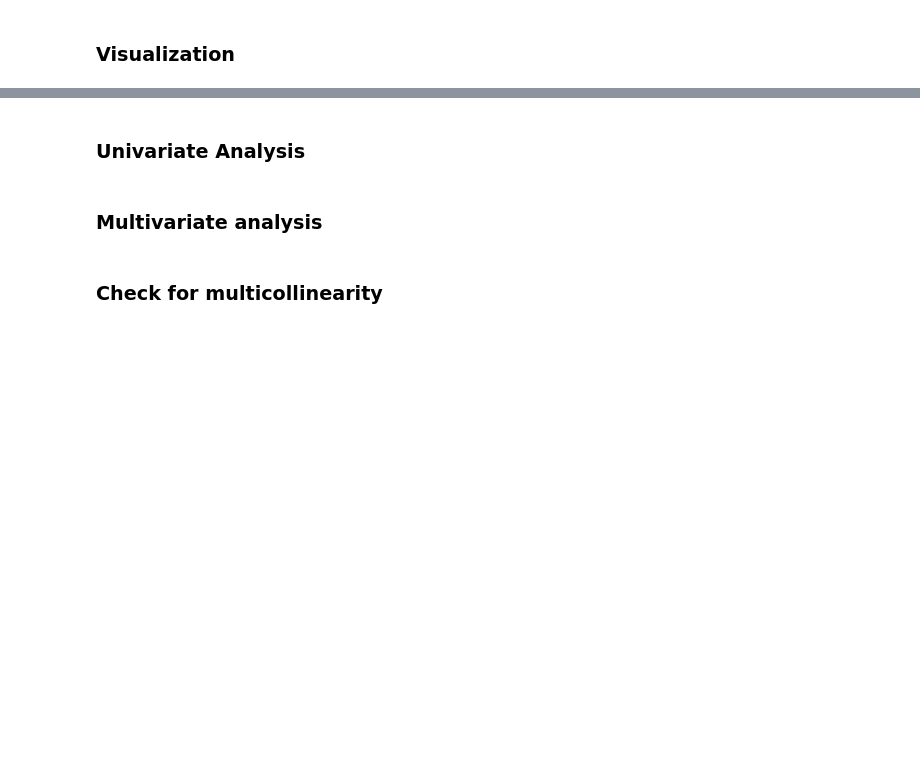
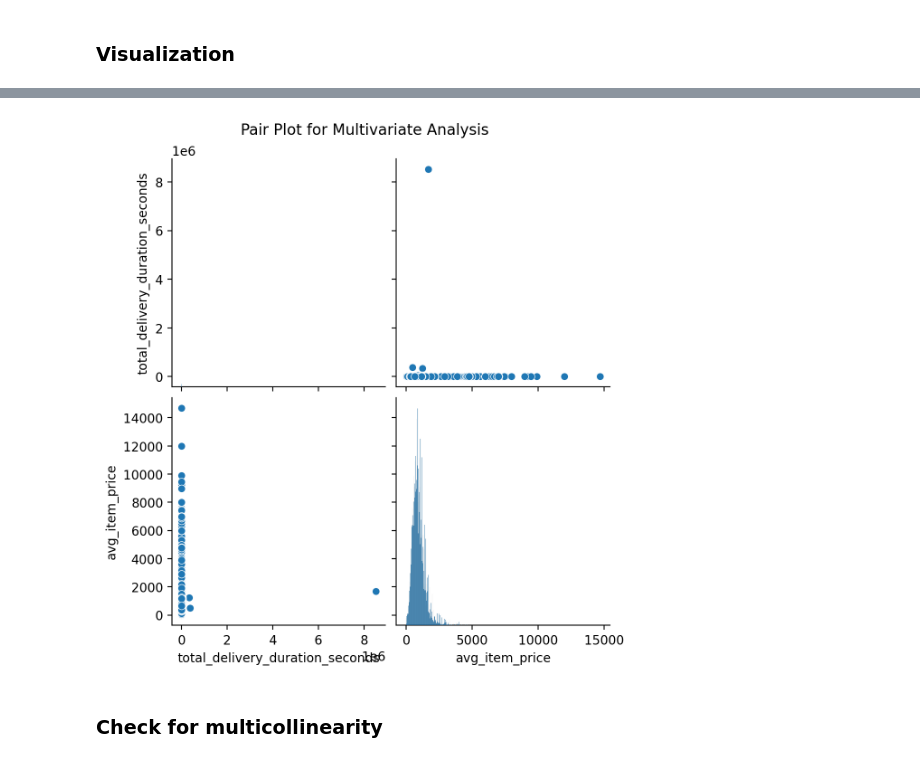
Before and after one commit to EligeBader/Delivery-Duration-Prediction, a Jupyter notebook: delivery_duration.ipynb, the cells around one changed output, grey strips where cells are left out. Cells and saved outputs as stored; diff of their text form; code cells hidden in the pictures; blank space fills up the shorter version.

Commit message:
Update plots

```diff
--- a/delivery_duration.ipynb
+++ b/delivery_duration.ipynb
@@ -248,2 +267,0 @@ plt.show()
-# %% [markdown]
-### Univariate Analysis
@@ -266,10 +268,10 @@ plt.show()
-# %% [markdown]
-### Multivariate analysis
 # %%
 # Pair plot for multivariate analysis
-sns.pairplot(df[['total_delivery_duration_seconds', 'avg_item_price']])
+sns.pairplot(df[['total_delivery_duration_seconds', 'avg_item_price']], height=3, aspect=1)
 plt.suptitle('Pair Plot for Multivariate Analysis', y=1.02)
 plt.show()
+# %% [output]
+[figure, added]
 # %% [markdown]
 ### Check for multicollinearity
 # %%
```
Also changed, not shown: parts of 9 cells of this notebook.
